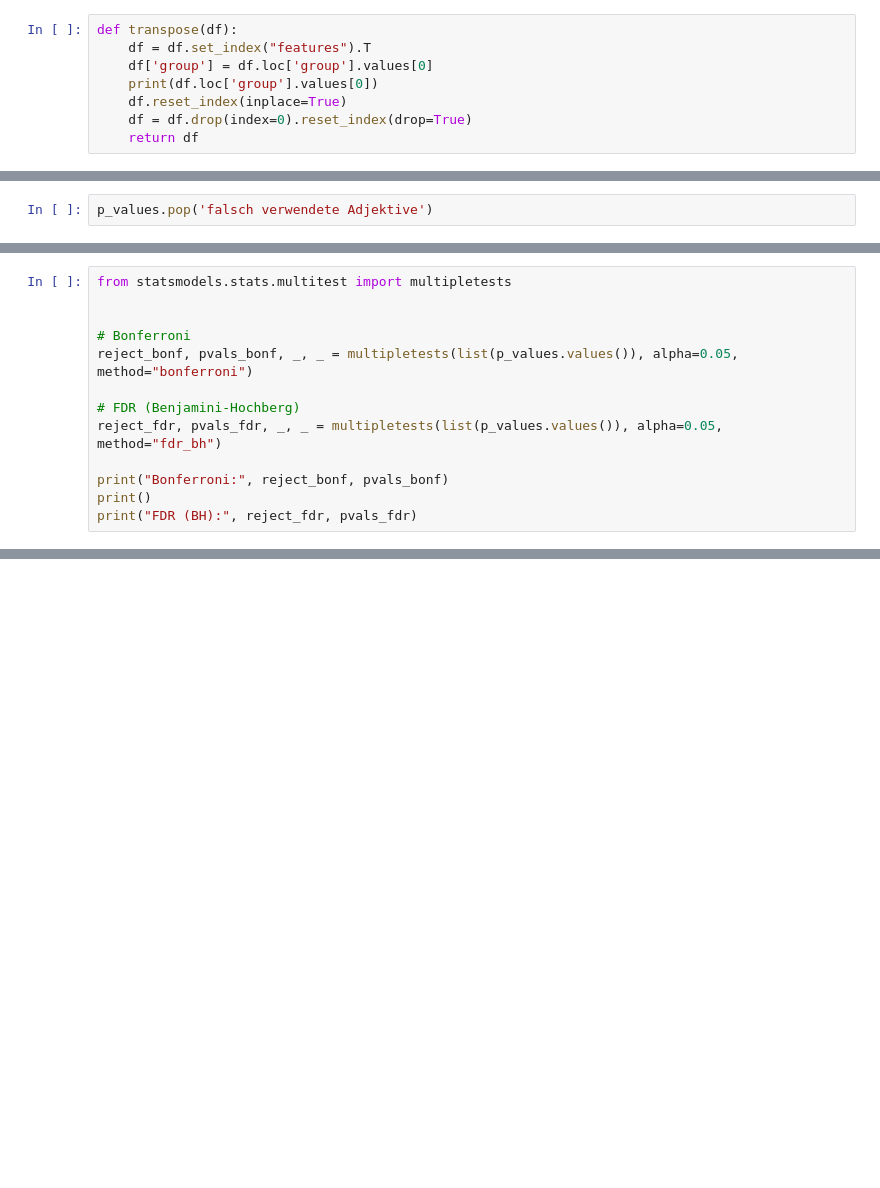
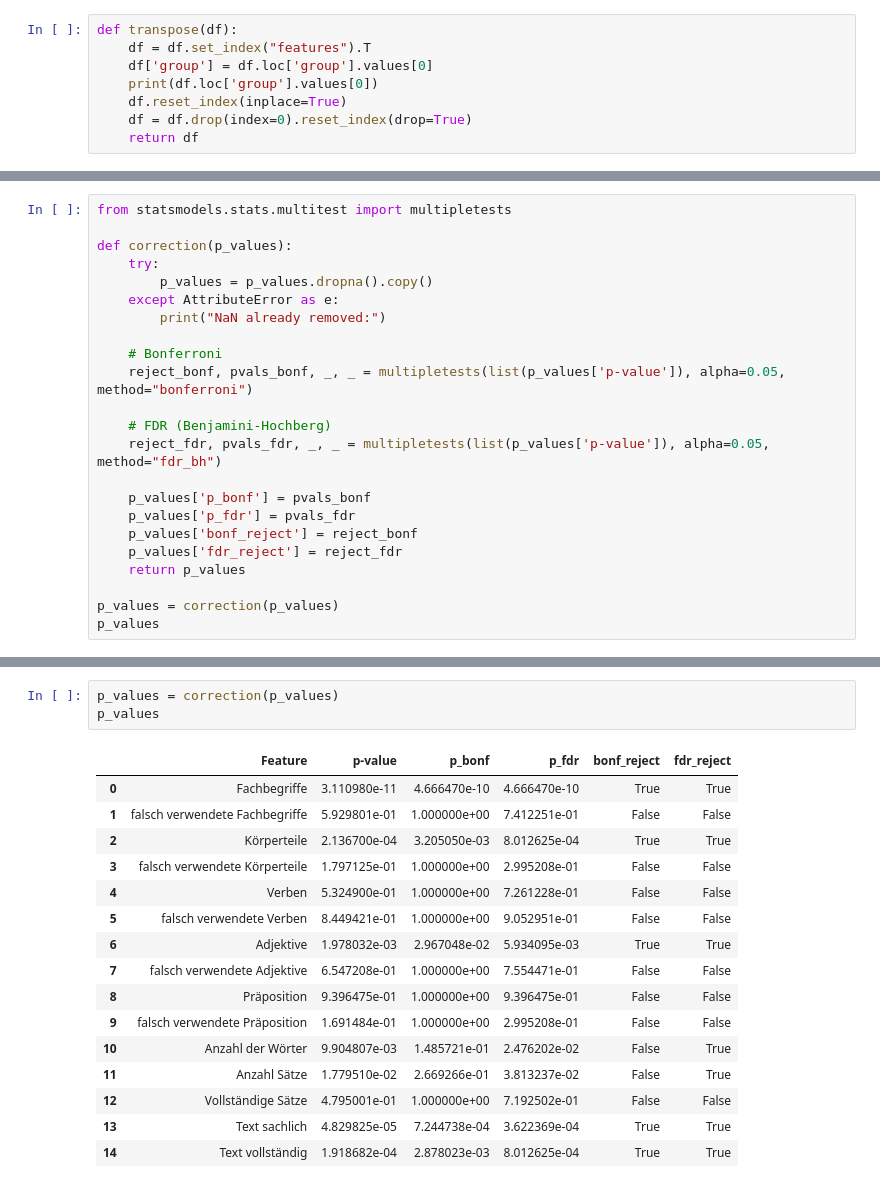
Before and after one commit to pietow/Auswertung, a Jupyter notebook: auswertung.ipynb, the cells around one changed output, grey strips where cells are left out. Drawn from its saved outputs; the diff is of its cells as text; blank space fills up the shorter version.

```diff
--- a/auswertung.ipynb
+++ b/auswertung.ipynb
@@ -148,2 +103,0 @@ plt.show()
-# %%
-p_values.pop('falsch verwendete Adjektive')
@@ -156,14 +123,24 @@ dict_values([np.float64(3.602764537713225e-10), np.float64(0.6547208460185769),
 # %%
 from statsmodels.stats.multitest import multipletests
 
+def correction(p_values):
+    try:
+        p_values = p_values.dropna().copy()
+    except AttributeError as e:
+        print("NaN already removed:")
 
-# Bonferroni
-reject_bonf, pvals_bonf, _, _ = multipletests(list(p_values.values()), alpha=0.05, method="bonferroni")
+    # Bonferroni
+    reject_bonf, pvals_bonf, _, _ = multipletests(list(p_values['p-value']), alpha=0.05, method="bonferroni")
 
-# FDR (Benjamini-Hochberg)
-reject_fdr, pvals_fdr, _, _ = multipletests(list(p_values.values()), alpha=0.05, method="fdr_bh")
+    # FDR (Benjamini-Hochberg)
+    reject_fdr, pvals_fdr, _, _ = multipletests(list(p_values['p-value']), alpha=0.05, method="fdr_bh")
 
-print("Bonferroni:", reject_bonf, pvals_bonf)
-print()
-print("FDR (BH):", reject_fdr, pvals_fdr)
+    p_values['p_bonf'] = pvals_bonf
+    p_values['p_fdr'] = pvals_fdr
+    p_values['bonf_reject'] = reject_bonf
+    p_values['fdr_reject'] = reject_fdr
+    return p_values
+
+p_values = correction(p_values)
+p_values
 # %% [output]
@@ -180,0 +166,20 @@ FDR (BH): [ True False False False False False False False  True False False Fal
+# %%
+p_values = correction(p_values)
+p_values
+# %% [output]
+|  | Feature | p-value | p_bonf | p_fdr | bonf_reject | fdr_reject |
+| 0 | Fachbegriffe | 3.110980e-11 | 4.666470e-10 | 4.666470e-10 | True | True |
+| 1 | falsch verwendete Fachbegriffe | 5.929801e-01 | 1.000000e+00 | 7.412251e-01 | False | False |
+| 2 | Körperteile | 2.136700e-04 | 3.205050e-03 | 8.012625e-04 | True | True |
+| 3 | falsch verwendete Körperteile | 1.797125e-01 | 1.000000e+00 | 2.995208e-01 | False | False |
+| 4 | Verben | 5.324900e-01 | 1.000000e+00 | 7.261228e-01 | False | False |
+| 5 | falsch verwendete Verben | 8.449421e-01 | 1.000000e+00 | 9.052951e-01 | False | False |
+| 6 | Adjektive | 1.978032e-03 | 2.967048e-02 | 5.934095e-03 | True | True |
+| 7 | falsch verwendete Adjektive | 6.547208e-01 | 1.000000e+00 | 7.554471e-01 | False | False |
+| 8 | Präposition | 9.396475e-01 | 1.000000e+00 | 9.396475e-01 | False | False |
+| 9 | falsch verwendete Präposition | 1.691484e-01 | 1.000000e+00 | 2.995208e-01 | False | False |
+| 10 | Anzahl der Wörter | 9.904807e-03 | 1.485721e-01 | 2.476202e-02 | False | True |
+| 11 | Anzahl Sätze | 1.779510e-02 | 2.669266e-01 | 3.813237e-02 | False | True |
+| 12 | Vollständige Sätze | 4.795001e-01 | 1.000000e+00 | 7.192502e-01 | False | False |
+| 13 | Text sachlich | 4.829825e-05 | 7.244738e-04 | 3.622369e-04 | True | True |
+| 14 | Text vollständig | 1.918682e-04 | 2.878023e-03 | 8.012625e-04 | True | True |
```
Also changed, not shown: parts of 18 cells of this notebook, 4 other files.
